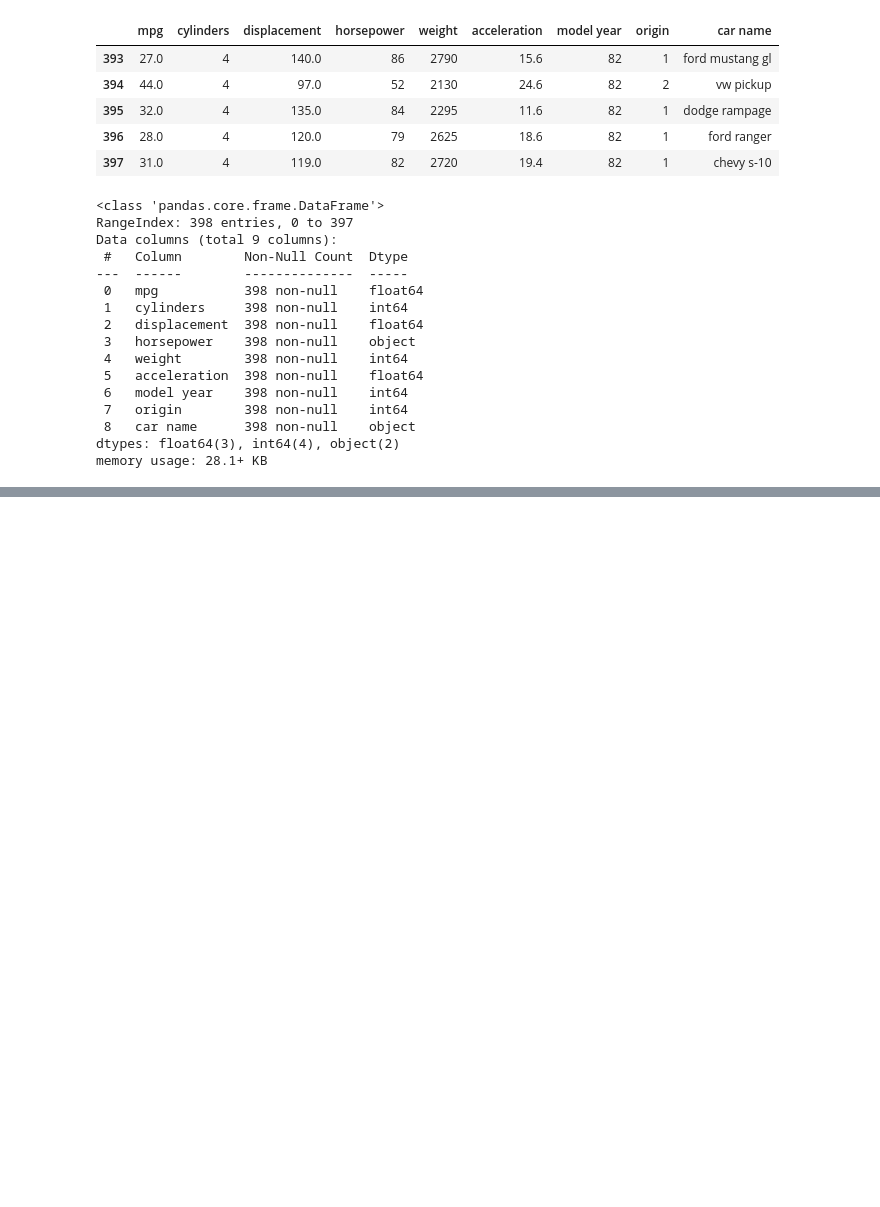
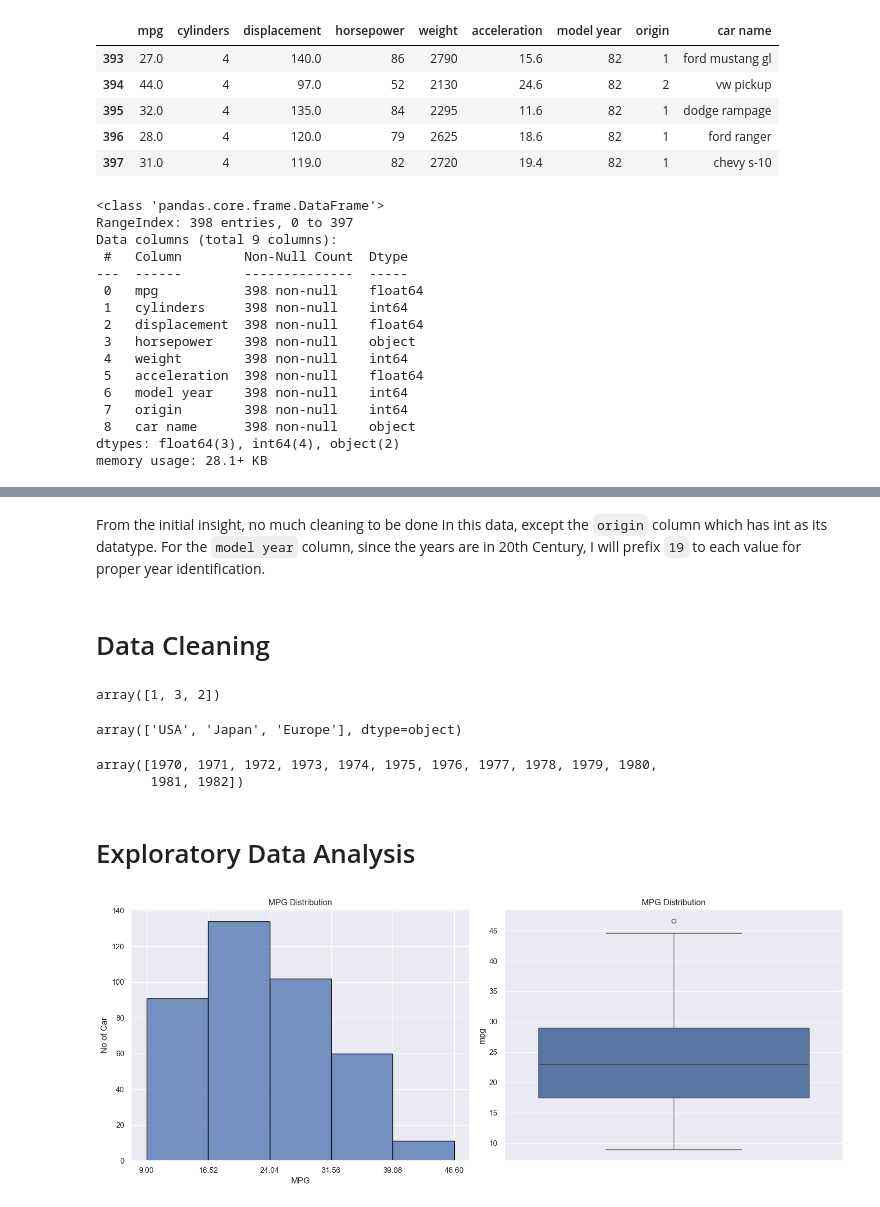
Before and after one commit to GeorgeScriptt/Vehicle-Fuel-Efficiency-Prediction, a Jupyter notebook: Vehicle-Fuel-Efficiency-Analysis-and-Modelling.ipynb, the cells around one changed output, grey strips where cells are left out. Cells and saved outputs as stored; diff of their text form; code cells hidden in the pictures; blank space fills up the shorter version.

Commit message:
Explored target feature and predictor features

```diff
--- a/Vehicle-Fuel-Efficiency-Analysis-and-Modelling.ipynb
+++ b/Vehicle-Fuel-Efficiency-Analysis-and-Modelling.ipynb
@@ -46,6 +47,9 @@ from statsmodels.stats.outliers_influence import variance_inflation_factor as vi
 import scipy.stats as stats
 from sklearn.model_selection import train_test_split, KFold
 from sklearn.metrics import mean_absolute_error as mae, r2_score as r2
+# %%
+# set plotting theme
+sns.set_theme(style="darkgrid", )
 # %%
 # load data
 file = "auto-mpg.csv"
@@ -91,0 +114,56 @@ memory usage: 28.1+ KB
+# %% [markdown]
+From the initial insight, no much cleaning to be done in this data, except the `origin` column which has int as its datatype.
+For the `model year` column, since the years are in 20th Century, I will prefix `19` to each value for proper year identification.
+# %% [markdown]
+# Data Cleaning
+# %%
+# rename columns
+auto_df.rename(columns={"model year":"model_year", "car name":"car_name"}, inplace=True)
+# %%
+auto_df.origin.unique()
+# %% [output]
+array([1, 3, 2])
+# %%
+# map string to values in origin column
+
+origin_map = {
+    1:"USA",
+    2:"Europe",
+    3:"Japan"
+}
+
+auto_df["origin"] = auto_df["origin"].map(origin_map)
+# %%
+auto_df.origin.unique()
+# %% [output]
+array(['USA', 'Japan', 'Europe'], dtype=object)
+# %%
+# Prefix 19 to model_year values
+auto_df["model_year"] = ("19" + auto_df["model_year"].astype(str)).astype(int)
+# %%
+auto_df.model_year.unique()
+# %% [output]
+array([1970, 1971, 1972, 1973, 1974, 1975, 1976, 1977, 1978, 1979, 1980,
+       1981, 1982])
+# %% [markdown]
+# Exploratory Data Analysis
+# %%
+# Target Exploration
+count, no_bins = np.histogram(auto_df["mpg"], bins=5)
+
+fig, axes = plt.subplots(1, 2, figsize=(15, 6))
+
+sns.histplot(auto_df.mpg, bins=no_bins, edgecolor="black", ax=axes[0])
+sns.boxplot(auto_df.mpg, ax=axes[1])
+
+axes[0].set_title("MPG Distribution")
+axes[0].set_xlabel("MPG")
+axes[0].set_ylabel("No of Car")
+axes[0].set_xticks(no_bins)
+
+axes[1].set_title("MPG Distribution")
+
+plt.tight_layout()
+plt.show()
+# %% [output]
+[figure, added]
```
Also changed, not shown: parts of 4 cells of this notebook.
